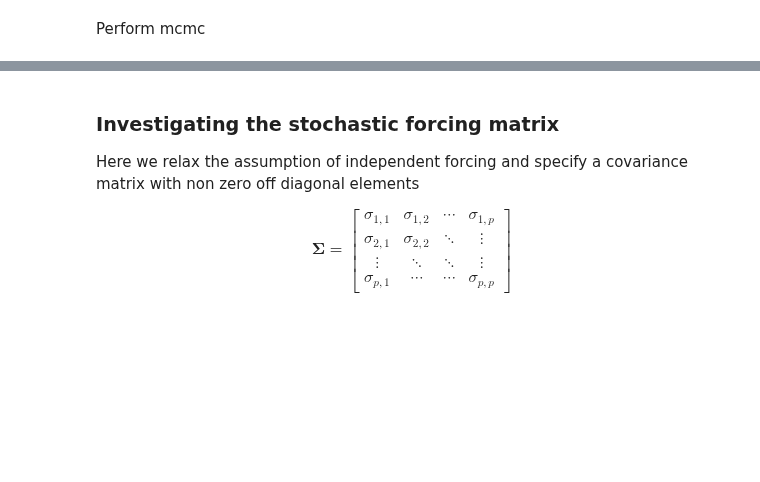
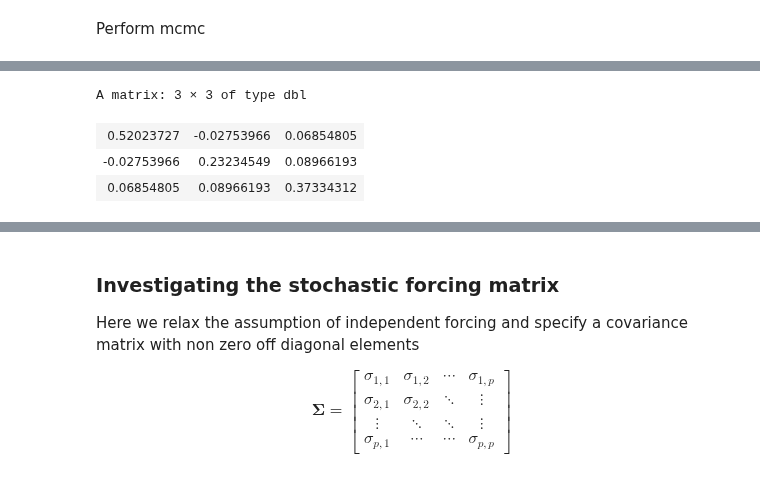
Before and after one commit to CBIOMES/bayesian_cbiomes, a Jupyter notebook: case_studies/MV_AR1/MV_AR1_R.ipynb, the cells around one changed output, grey strips where cells are left out. Drawn from its saved outputs; the diff is of its cells as text; code cells hidden in the pictures; blank space fills up the shorter version.

```diff
--- a/case_studies/MV_AR1/MV_AR1_R.ipynb
+++ b/case_studies/MV_AR1/MV_AR1_R.ipynb
@@ -115,3 +122,10 @@ Samples were drawn using NUTS(diag_e) at Sun Dec 29 10:25:35 2019.
 For each parameter, n_eff is a crude measure of effective sample size,
 and Rhat is the potential scale reduction factor on split chains (at
 convergence, Rhat=1).
+# %%
+PHI
+# %% [output]
+A matrix: 3 × 3 of type dbl
+| 0.52023727 | -0.02753966 | 0.06854805 |
+| -0.02753966 | 0.23234549 | 0.08966193 |
+| 0.06854805 | 0.08966193 | 0.37334312 |
```
Also changed, not shown: parts of 11 cells of this notebook.
